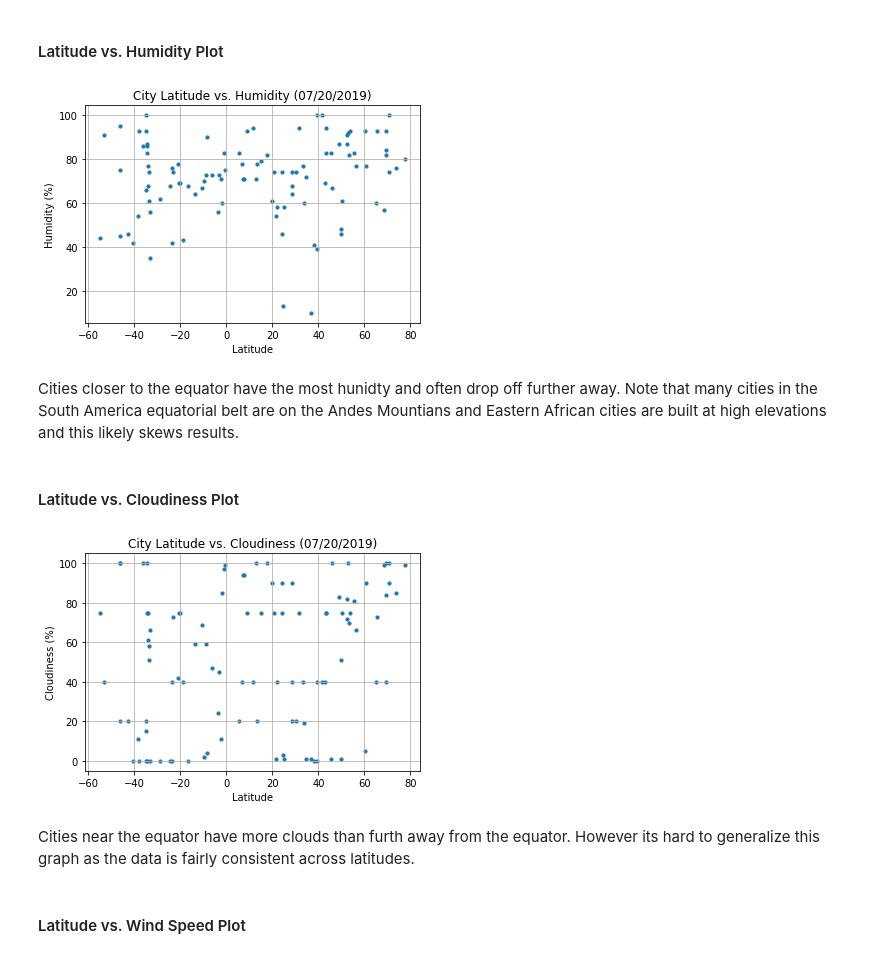
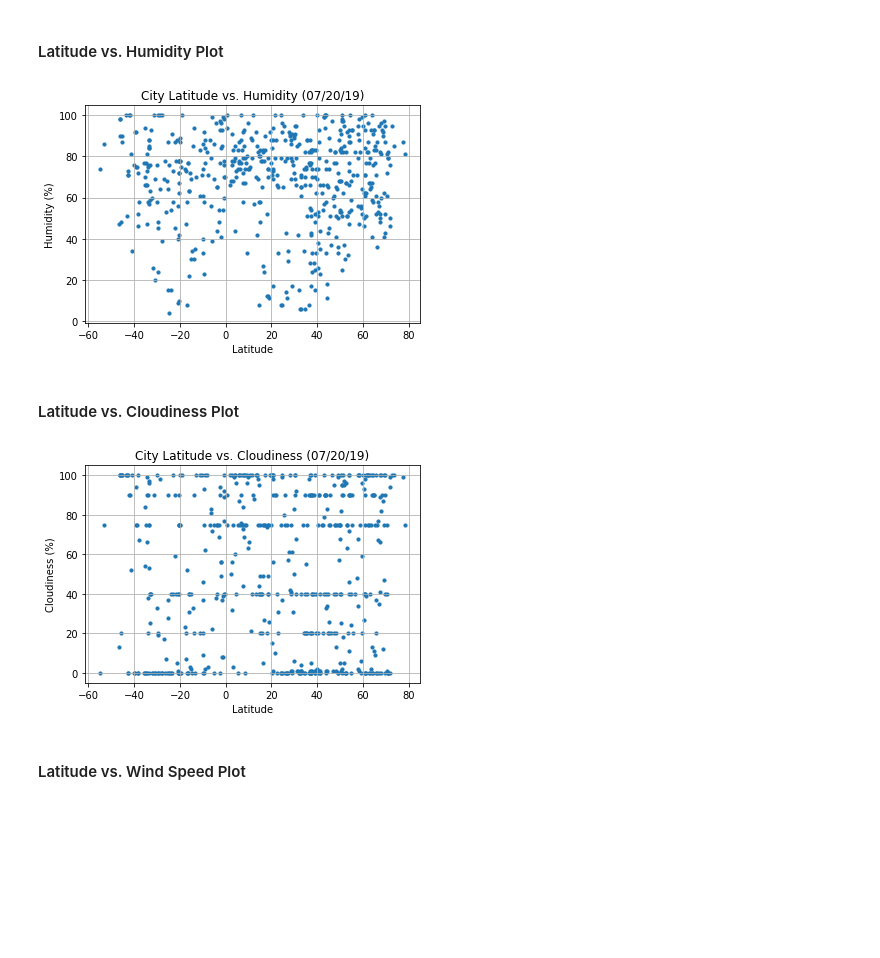
Before and after one commit to vabigdatamover/Barhorst_DataBootCamp_HW, a Jupyter notebook: Barhorst-Homework/Unit_6_API_Homework/WeatherPy_v1.ipynb, the cells around one changed output. Saved outputs shown, nothing was run; the diff lists cells and outputs as text; code cells hidden in the pictures; blank space fills up the shorter version.

```diff
--- a/Barhorst-Homework/Unit_6_API_Homework/WeatherPy_v1.ipynb
+++ b/Barhorst-Homework/Unit_6_API_Homework/WeatherPy_v1.ipynb
@@ -51,8 +51,8 @@ cities = []
 
 # Create a set of random lat and lng combinations
 #Only Set to 15
-lats = np.random.uniform(low=-90.000, high=90.000, size=150)
-lngs = np.random.uniform(low=-180.000, high=180.000, size=150)
+lats = np.random.uniform(low=-90.000, high=90.000, size=1500)
+lngs = np.random.uniform(low=-180.000, high=180.000, size=1500)
 #Only Set to 15
 lat_lngs = zip(lats, lngs)
 
@@ -272,22 +268,20 @@ This graph is the most definitive to display the differences between those citie
 # %%
 # Build a scatter plot for each data type
 plt.scatter(weather_data["Lat"], weather_data["Humidity"], marker="o", s=10)
 
 # Incorporate the other graph properties
-plt.title("City Latitude vs. Humidity (07/20/2019)")
+plt.title('City Latitude vs. Humidity (' + time.strftime("%m/%d/%y") + ')')
 plt.ylabel("Humidity (%)")
 plt.xlabel("Latitude")
 plt.grid(True)
 
 # Save the figure
 plt.savefig("Humidity_vs_Latitude.png")
 
 # Show plot
 plt.show()
 # %% [output]
-[figure, old version]
+[figure, new version]
-# %% [markdown]
-Cities closer to the equator have the most hunidty and often drop off further away. Note that many cities in the South America equatorial belt are on the Andes Mountians and Eastern African cities are built at high elevations and this likely skews results.
 # %% [markdown]
 #### Latitude vs. Cloudiness Plot
 # %%
@@ -295,7 +289,7 @@ Cities closer to the equator have the most hunidty and often drop off further aw
 plt.scatter(weather_data["Lat"], weather_data["Cloudiness"], marker="o", s=10)
 
 # Incorporate the other graph properties
-plt.title("City Latitude vs. Cloudiness (07/20/2019)")
+plt.title('City Latitude vs. Cloudiness (' + time.strftime("%m/%d/%y") + ')')
 plt.ylabel("Cloudiness (%)")
 plt.xlabel("Latitude")
 plt.grid(True)
@@ -306,9 +300,7 @@ plt.savefig("Cloudiness_vs_Latitude.png")
 # Show plot
 plt.show()
 # %% [output]
-[figure, old version]
+[figure, new version]
-# %% [markdown]
-Cities near the equator have more clouds than furth away from the equator. However its hard to generalize this graph as the data is fairly consistent across latitudes.
 # %% [markdown]
 #### Latitude vs. Wind Speed Plot
 # %%
```
Also changed, not shown: parts of 11 cells of this notebook, 5 other files.
